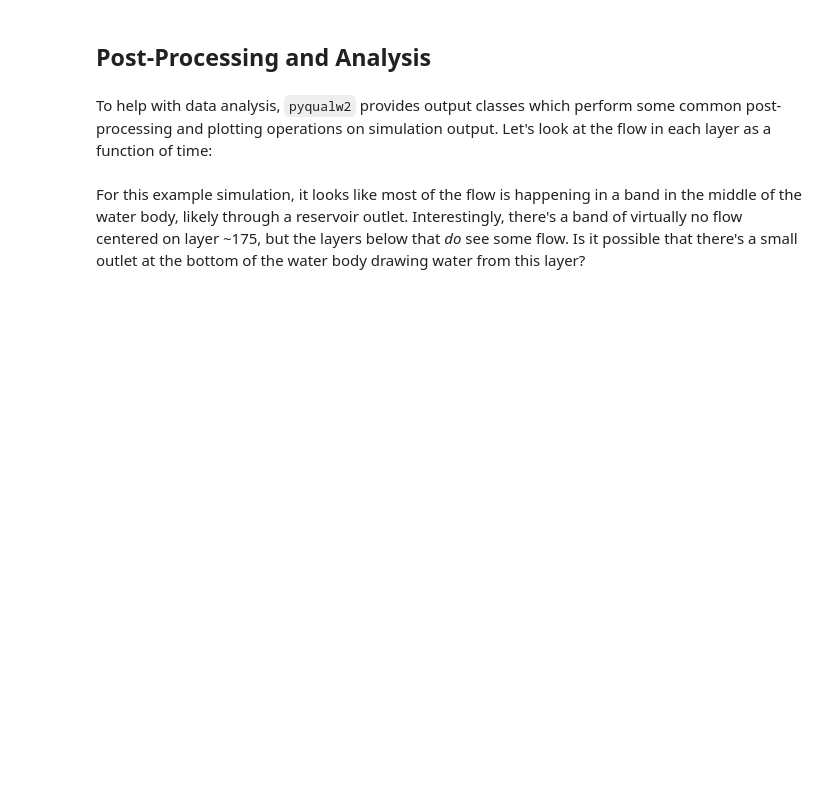
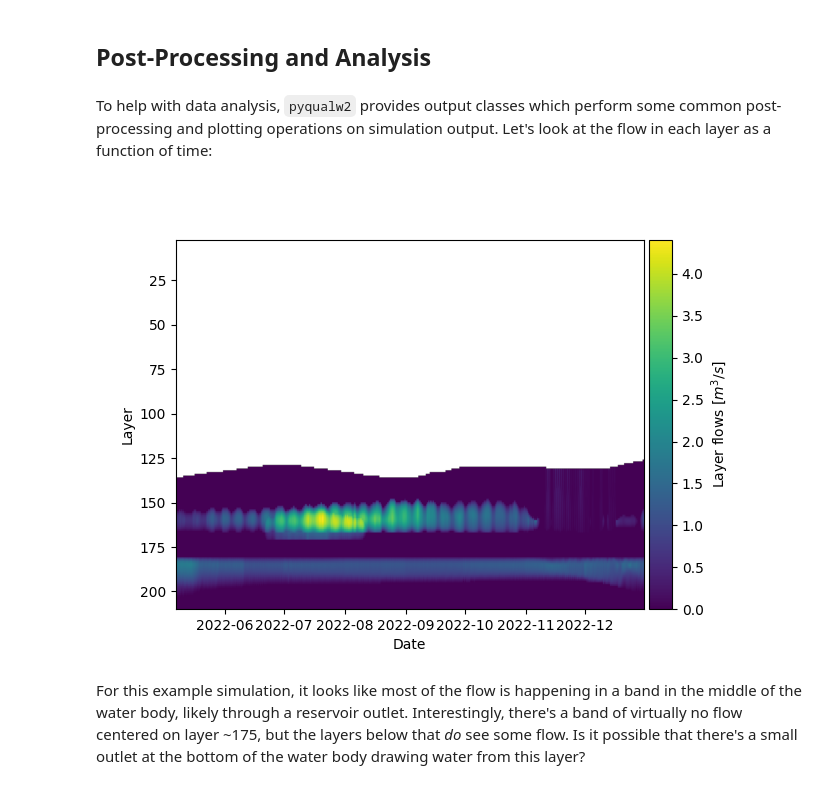
Before and after one commit to steelhead-dev/millerton_reservoir, a Jupyter notebook: 2026_RA_Flows.ipynb, the cells around one changed output. Cells and saved outputs as stored; diff of their text form; code cells hidden in the pictures; blank space fills up the shorter version.

Commit message:
2026 RA flow notebook and some strucutre

```diff
--- a/2026_RA_Flows.ipynb
+++ b/2026_RA_Flows.ipynb
@@ -195,8 +195,10 @@ Runner.run(overwrite=True)
 # %% [markdown]
 To help with data analysis, `pyqualw2` provides output classes which perform some common post-processing and plotting operations on simulation output. Let's look at the flow in each layer as a function of time:
 # %%
-flow = QWOLayers.from_file("./2026_RA_Flow_Comparison/2026_RA_rec_flow_met2022/outputs/qwo_layers_31_.csv")
+flow = QWOLayers.from_file("./analysis_runs/2026_RA_Flow_Comparison/2026_RA_rec_flow_met2022/outputs/qwo_layers_31_.csv")
 cmap = flow.plot_colormap()
+# %% [output]
+[figure, added]
 # %% [markdown]
 For this example simulation, it looks like most of the flow is happening in a band in the middle of the water body, likely through a reservoir outlet. Interestingly, there's a band of virtually no flow centered on layer ~175, but the layers below that _do_ see some flow. Is it possible that there's a small outlet at the bottom of the water body drawing water from this layer?
 # %% [markdown]
```
Also changed, not shown: parts of 2 cells of this notebook, 1 other file.
